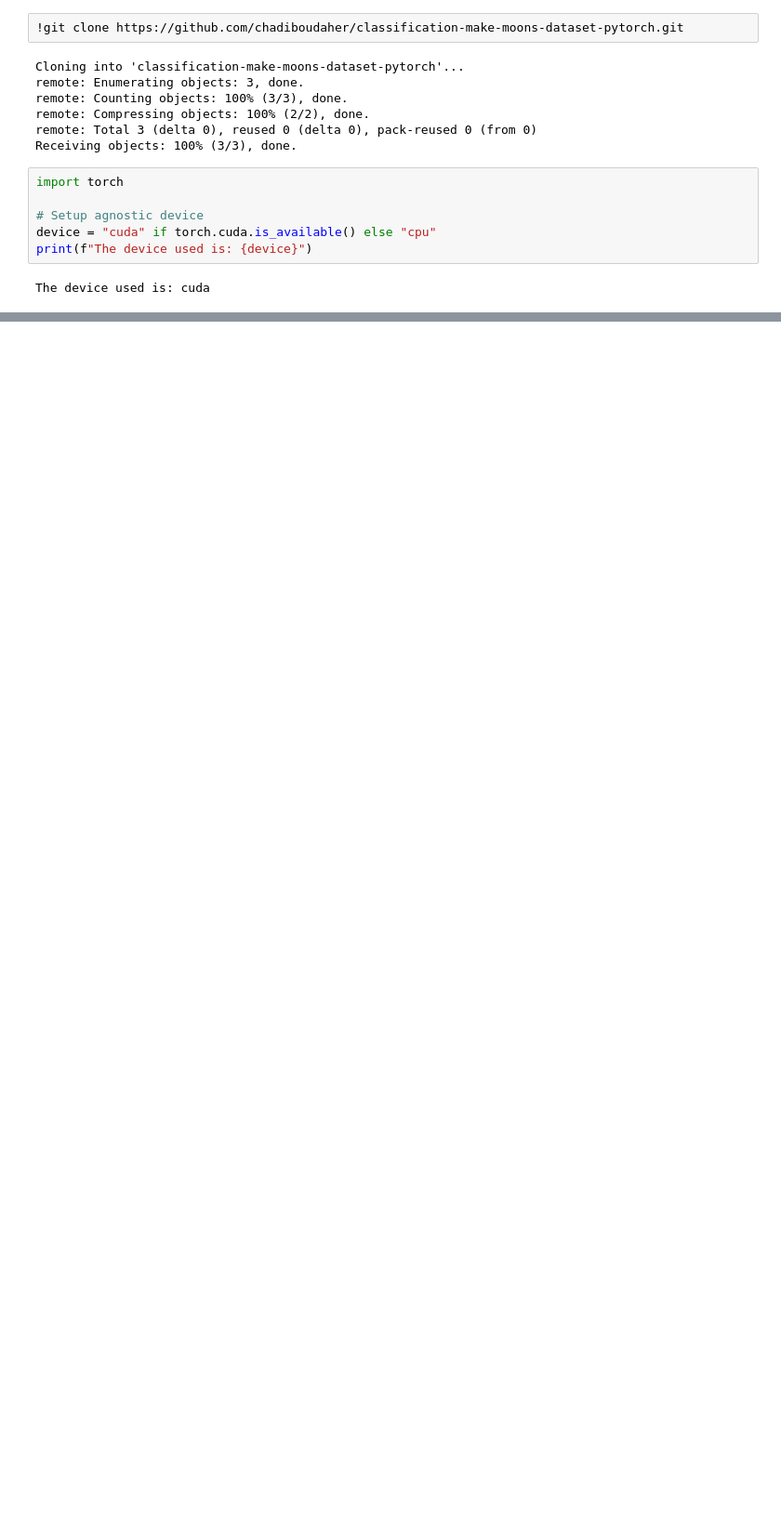
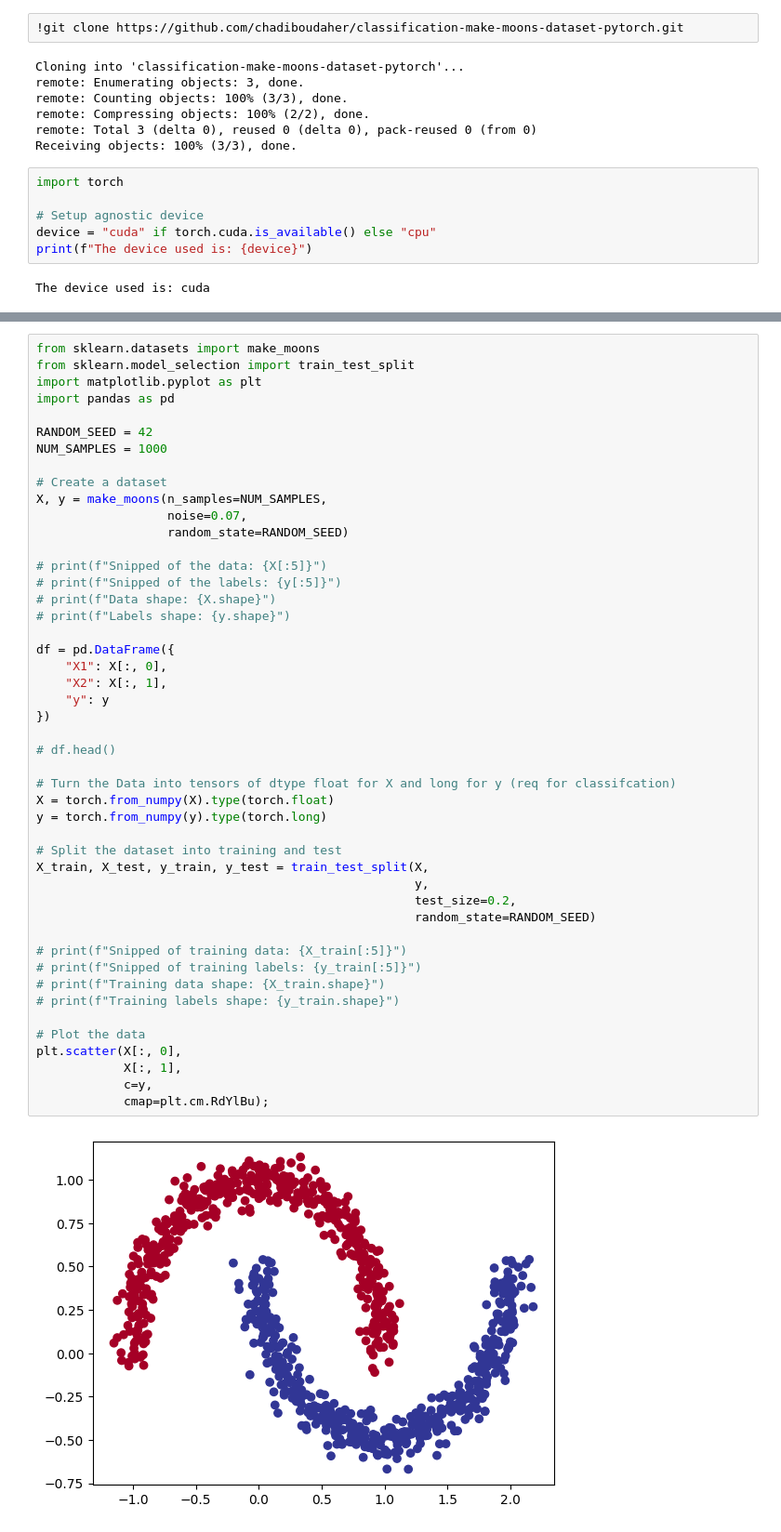
Before and after one commit to chadiboudaher/classification-make-moons-dataset-pytorch, a Jupyter notebook: make_moons_classification_using_pytorch.ipynb, the cells around one changed output, grey strips where cells are left out. Shown at 93% size. Cells and saved outputs as stored; diff of their text form; blank space fills up the shorter version.

Commit message:
Split and Plot make_moons dataset

```diff
--- a/make_moons_classification_using_pytorch.ipynb
+++ b/make_moons_classification_using_pytorch.ipynb
@@ -19,0 +22,49 @@ The device used is: cuda
+# %%
+from sklearn.datasets import make_moons
+from sklearn.model_selection import train_test_split
+import matplotlib.pyplot as plt
+import pandas as pd
+
+RANDOM_SEED = 42
+NUM_SAMPLES = 1000
+
+# Create a dataset
+X, y = make_moons(n_samples=NUM_SAMPLES,
+                  noise=0.07,
+                  random_state=RANDOM_SEED)
+
+# print(f"Snipped of the data: {X[:5]}")
+# print(f"Snipped of the labels: {y[:5]}")
+# print(f"Data shape: {X.shape}")
+# print(f"Labels shape: {y.shape}")
+
+df = pd.DataFrame({
+    "X1": X[:, 0],
+    "X2": X[:, 1],
+    "y": y
+})
+
+# df.head()
+
+# Turn the Data into tensors of dtype float for X and long for y (req for classifcation)
+X = torch.from_numpy(X).type(torch.float)
+y = torch.from_numpy(y).type(torch.long)
+
+# Split the dataset into training and test
+X_train, X_test, y_train, y_test = train_test_split(X,
+                                                    y,
+                                                    test_size=0.2,
+                                                    random_state=RANDOM_SEED)
+
+# print(f"Snipped of training data: {X_train[:5]}")
+# print(f"Snipped of training labels: {y_train[:5]}")
+# print(f"Training data shape: {X_train.shape}")
+# print(f"Training labels shape: {y_train.shape}")
+
+# Plot the data
+plt.scatter(X[:, 0],
+            X[:, 1],
+            c=y,
+            cmap=plt.cm.RdYlBu);
+# %% [output]
+[figure, added]
```
Also changed, not shown: parts of 1 cell of this notebook.
